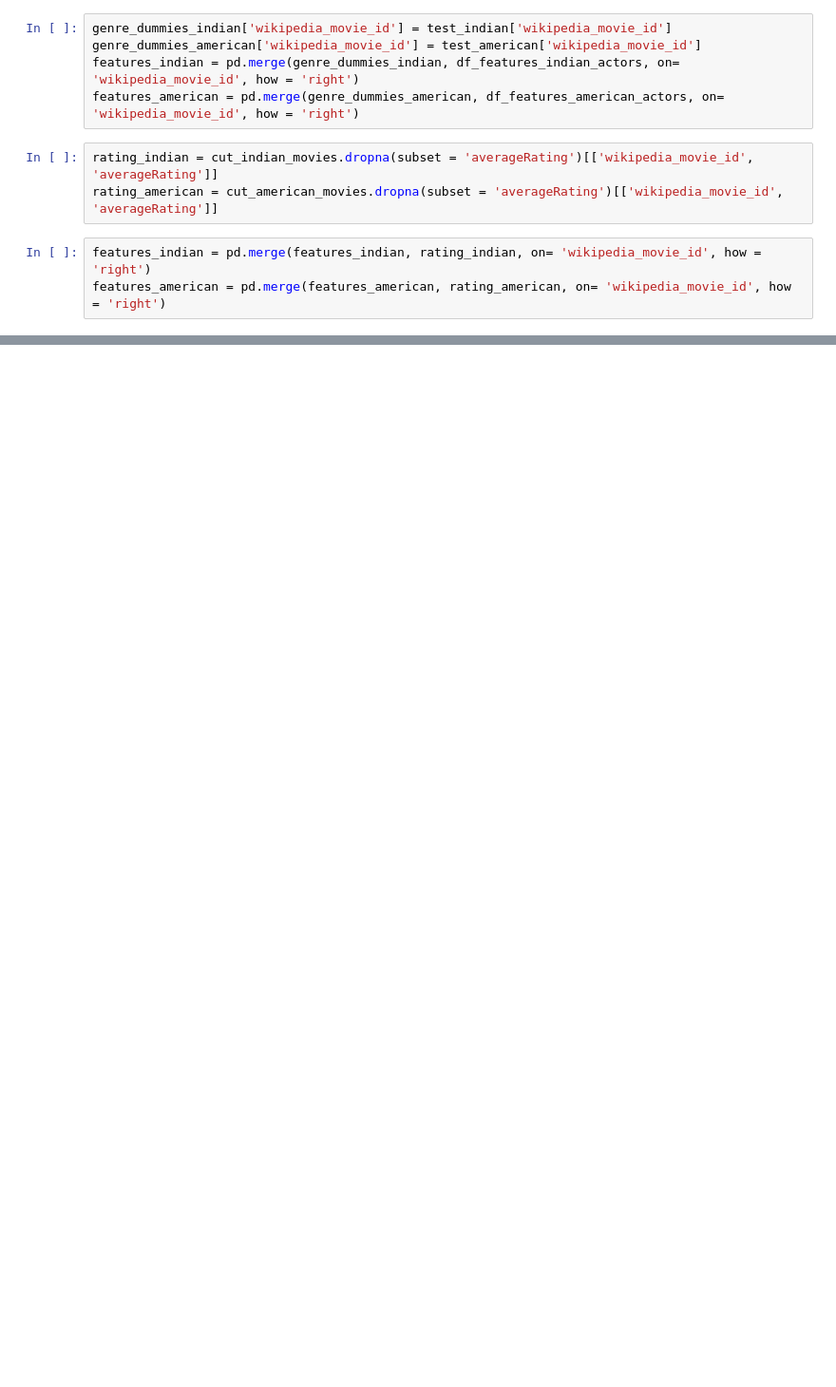
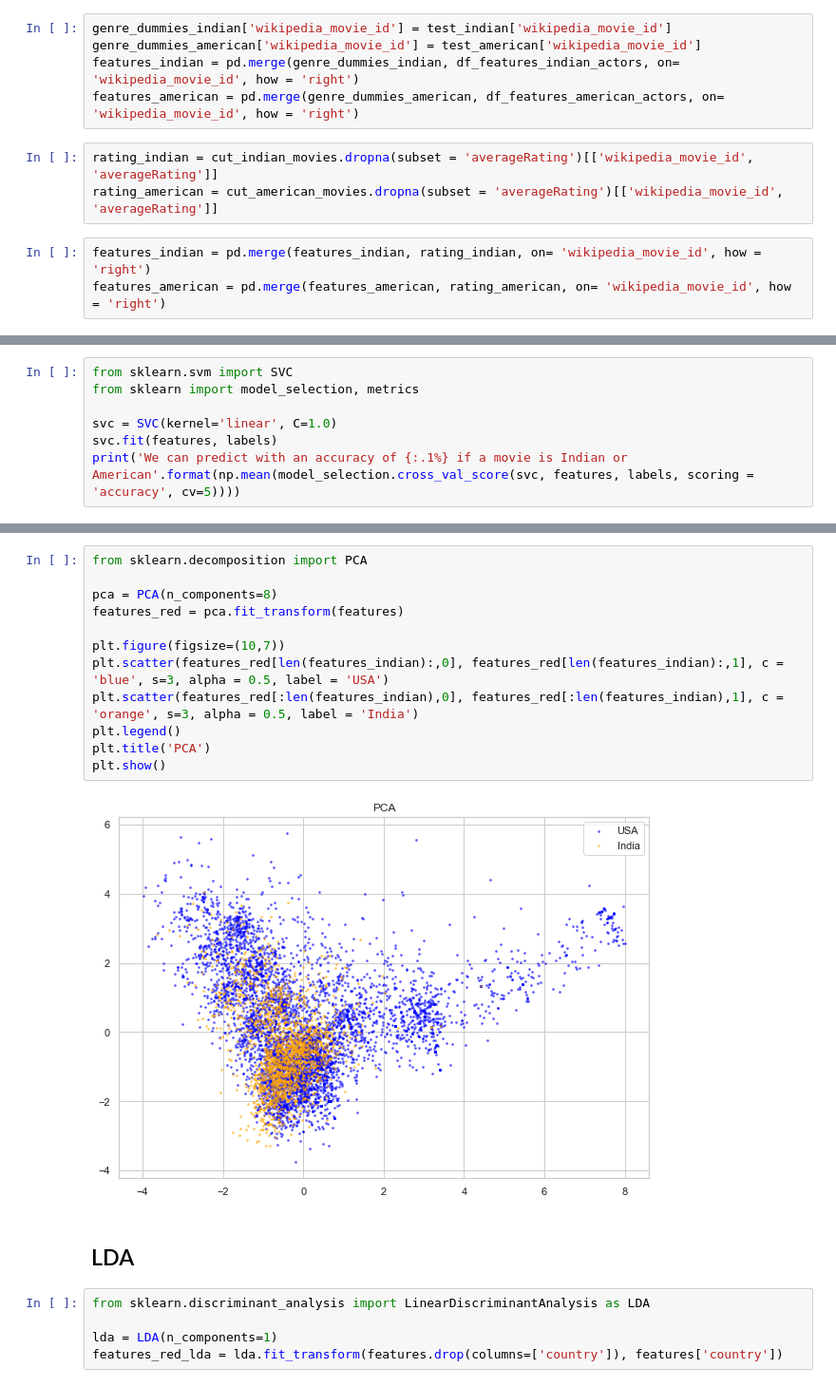
Before and after one commit to epfl-ada/ada-2022-project-badaboom, a Jupyter notebook: P2.ipynb, the cells around one changed output, grey strips where cells are left out. Shown at 95% size. Saved outputs shown, nothing was run; the diff lists cells and outputs as text; blank space fills up the shorter version.

```diff
--- a/P2.ipynb
+++ b/P2.ipynb
@@ -1029,0 +1524,7 @@ metrics.get_scorer_names()
+# %%
+from sklearn.svm import SVC
+from sklearn import model_selection, metrics
+
+svc = SVC(kernel='linear', C=1.0)
+svc.fit(features, labels)
+print('We can predict with an accuracy of {:.1%} if a movie is Indian or American'.format(np.mean(model_selection.cross_val_score(svc, features, labels, scoring = 'accuracy', cv=5))))
@@ -1029,0 +1547,21 @@ metrics.get_scorer_names()
+# %%
+from sklearn.decomposition import PCA
+
+pca = PCA(n_components=8)
+features_red = pca.fit_transform(features)
+
+plt.figure(figsize=(10,7))
+plt.scatter(features_red[len(features_indian):,0], features_red[len(features_indian):,1], c = 'blue', s=3, alpha = 0.5, label = 'USA')
+plt.scatter(features_red[:len(features_indian),0], features_red[:len(features_indian),1], c = 'orange', s=3, alpha = 0.5, label = 'India')
+plt.legend()
+plt.title('PCA')
+plt.show()
+# %% [output]
+[figure, added]
+# %% [markdown]
+## LDA
+# %%
+from sklearn.discriminant_analysis import LinearDiscriminantAnalysis as LDA
+
+lda = LDA(n_components=1)
+features_red_lda = lda.fit_transform(features.drop(columns=['country']), features['country'])
```
Also changed, not shown: parts of 99 cells of this notebook.
